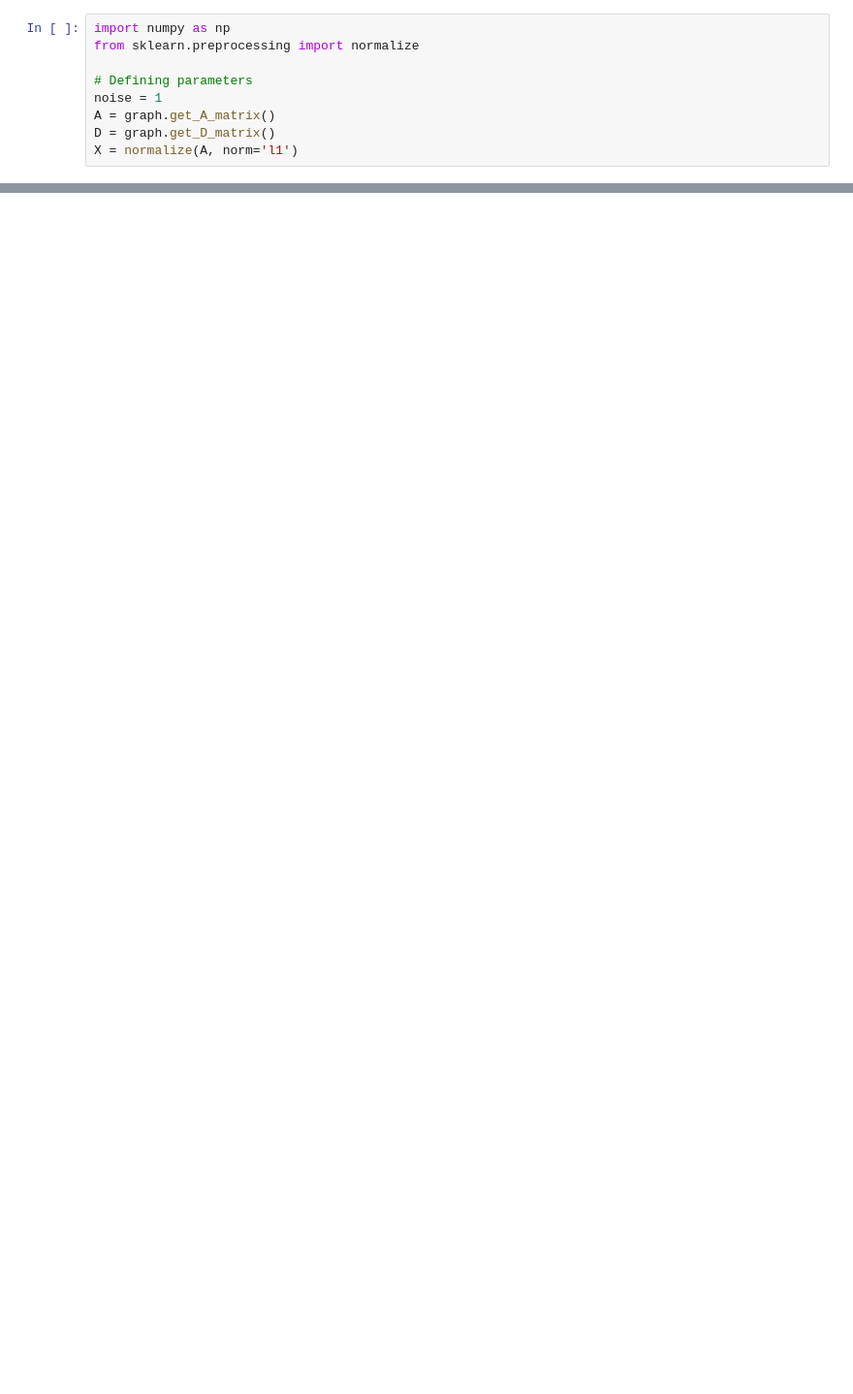
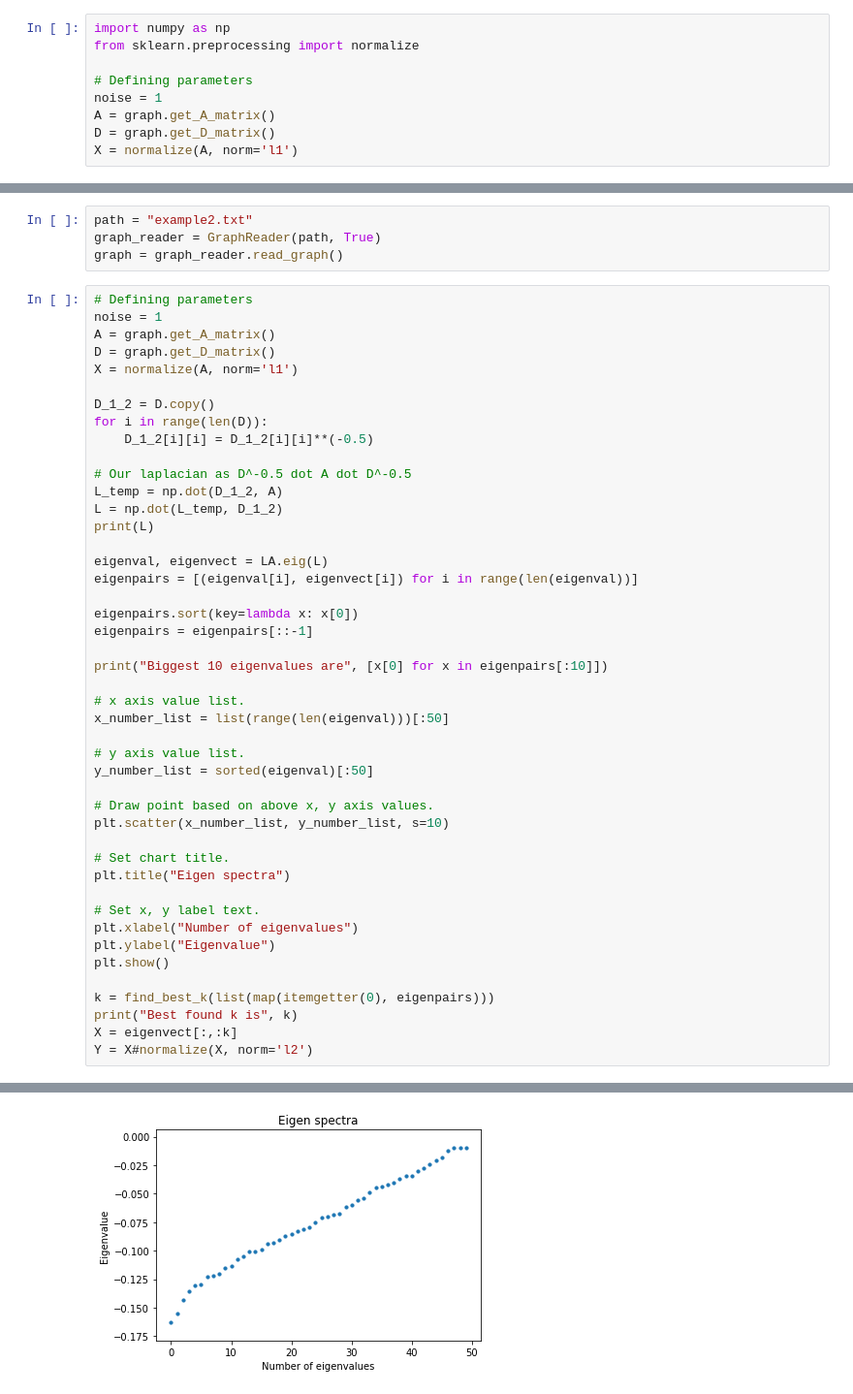
Before and after one commit to danmontesi/DataMining-KTH, a Jupyter notebook: Lab-4-GraphSpectra/GraphSpectra.ipynb, the cells around one changed output, grey strips where cells are left out. Shown: that part at 97% size. Saved outputs shown, nothing was run; the diff lists cells and outputs as text; blank space fills up the shorter version.

```diff
--- a/Lab-4-GraphSpectra/GraphSpectra.ipynb
+++ b/Lab-4-GraphSpectra/GraphSpectra.ipynb
@@ -247,0 +271,50 @@ print(clusters)
+# %%
+path = "example2.txt"
+graph_reader = GraphReader(path, True)
+graph = graph_reader.read_graph()
+# %%
+# Defining parameters
+noise = 1
+A = graph.get_A_matrix()
+D = graph.get_D_matrix()
+X = normalize(A, norm='l1')
+
+D_1_2 = D.copy()
+for i in range(len(D)):
+    D_1_2[i][i] = D_1_2[i][i]**(-0.5)
+
+# Our laplacian as D^-0.5 dot A dot D^-0.5
+L_temp = np.dot(D_1_2, A)
+L = np.dot(L_temp, D_1_2)
+print(L)
+
+eigenval, eigenvect = LA.eig(L)
+eigenpairs = [(eigenval[i], eigenvect[i]) for i in range(len(eigenval))]
+
+eigenpairs.sort(key=lambda x: x[0])
+eigenpairs = eigenpairs[::-1]
+
+print("Biggest 10 eigenvalues are", [x[0] for x in eigenpairs[:10]])
+
+# x axis value list.
+x_number_list = list(range(len(eigenval)))[:50]
+
+# y axis value list.
+y_number_list = sorted(eigenval)[:50]
+
+# Draw point based on above x, y axis values.
+plt.scatter(x_number_list, y_number_list, s=10)
+
+# Set chart title.
+plt.title("Eigen spectra")
+
+# Set x, y label text.
+plt.xlabel("Number of eigenvalues")
+plt.ylabel("Eigenvalue")
+plt.show()
+
+k = find_best_k(list(map(itemgetter(0), eigenpairs)))
+print("Best found k is", k)
+X = eigenvect[:,:k]
+Y = X#normalize(X, norm='l2')
+# %% [output]
@@ -247,0 +329 @@ print(clusters)
+[figure, added]
```
Also changed, not shown: parts of 22 cells of this notebook, 46 other files.
